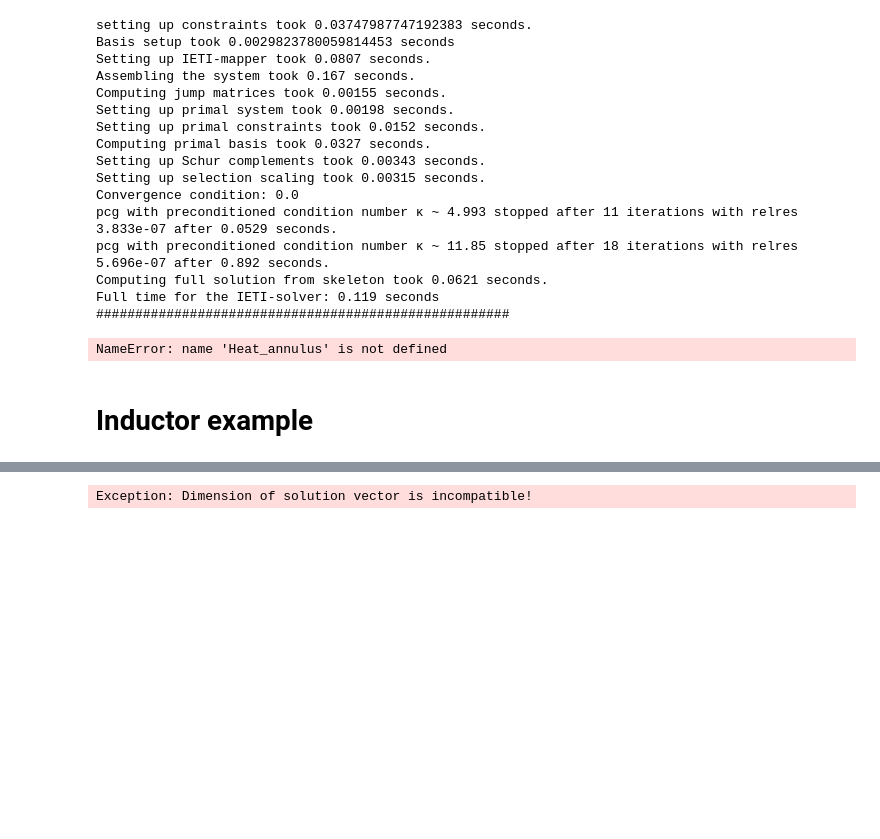
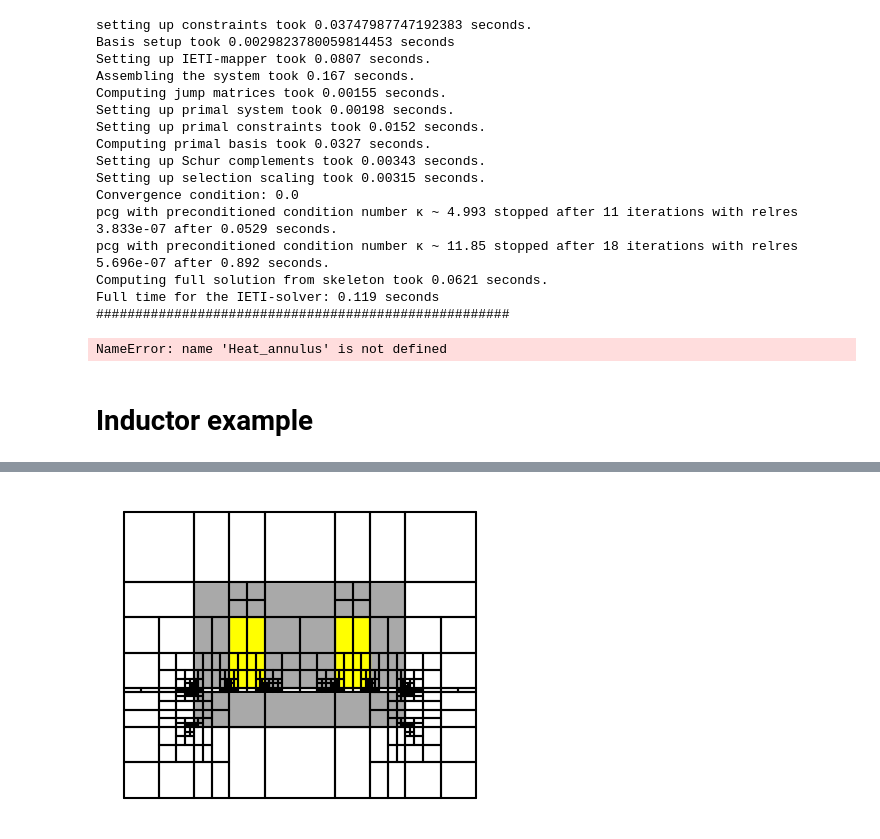
Before and after one commit to Stefan714/pyiga, a Jupyter notebook: notebooks/IETI.ipynb, the cells around one changed output, grey strips where cells are left out. Drawn from its saved outputs; the diff is of its cells as text; code cells hidden in the pictures; blank space fills up the shorter version.

```diff
--- a/notebooks/IETI.ipynb
+++ b/notebooks/IETI.ipynb
@@ -597,0 +669,6 @@ def EdgePreconditionerOP(IMap, A, B, C):
+# %%
+A, RHS = IMap.assemble(a=a,f=f)
+N = [A.shape[0] for A in A]
+B, eliminated_constraints = IMap.ConstraintMatrices(redundant=False)
+
+SD = ScaledDirichletPreconditioner(A, B, IMap)
@@ -999,7 +1101,7 @@ for i,deg in enumerate(degs):
     print("deg = "+str(deg))
     for k in range(maxiter):
         print(k)
-        n_p = MP.numpatches
+        n_p = MP.nPatches
         if plot:
             M.draw(figsize=(5,5),color={1:'orange',0:'white'}, knots=1, bwidth=0.01, nodes=0)
             plt.axis('off');
@@ -1158,75 +1260,52 @@ j = {'C1': lambda x,y: 66/(0.125), 'C2':lambda x,y: -66/(0.125), 'Fe':lambda x,y
 MaT = {'C1': lambda x,y: (0.,0.), 'C2': lambda x,y:(0.,0.), 'Fe':lambda x,y:(0.,0.), 'Air': lambda x,y:(0.,0.)}
 dir_data = {0:0}
 # %%
-def solveIETI(M, dir_data, f, nu):
-    IMap = IetiMapper(M, dir_data)
-    IMap.parametersort(nu)
-
-    A, RHS = IMap.assemble(a=nu,f=j)
-    N = [A.shape[0] for A in A]
-    B, eliminated_constraints = IMap.ConstraintMatrices(redundant=True)
-
-    SD = ScaledDirichletPreconditioner(A, B, IMap)
-
-    primal = PrimalSystem(IMap.nodes_as_primals())
-    A, B, RHS, C = primal.incorporate_PrimalConstraints(A, B, RHS, IMap)
-    loc_solver = primal.compute_PrimalBasis(A, B, RHS)
-
-    A.append(primal.A_prim), B.append(primal.B_prim), RHS.append(primal.RHS_prim)
-    loc_solver.append(solvers.make_solver(primal.A_prim, spd=True, symm=True)), N.append(primal.A_prim.shape[0])
-
-    I = IetiSystem(A, B, RHS, N, loc_solver)
-    F, b = I.SchurComplement(), I.RHSforSchurComplement()
-
-    SD.setupSelectionScaling()
-    lam, it, min_eig, max_eig, r = solvers.pcg(F, b, x0=None, maxiter=2000, P=SD.prec(), output=False, rtol=1e-6, atol=1e-12)
-
-    u = I.constructSolutionFromLagrangeMultipliers(lam)
-    u = IMap.completeDirichlet(u)
-    return np.concatenate(u), abs(max_eig/min_eig), it
-
-degs = (2,)
-maxpatches =200
-R = np.zeros((100,6*len(degs)))
+degs = (5,)
+maxpatches =1000
+n_info=5
+R = np.zeros((100,n_info*len(degs)))
 maxiter=0
 
 for i,deg in enumerate(degs):
-    N = deg + 1
-    M = Inductor(deg,N, airgap=0.05)
+    N = deg + 3
+    M = Inductor(deg,N, airgap=0.03)
     MP = assemble.Multipatch(M, automatch=True)
+    U = []
+    P = []
 
     print("======================================================")
     print("deg = "+str(deg))
     k=0
-    while MP.numpatches < maxpatches:
+    while MP.nPatches < maxpatches:
         #M.plotmesh(figsize=(5,5),color={'C1':'yellow', 'C2':'yellow', 'Fe':'darkgrey', 'Air':'white'}, knots=0, bwidth=0.01, patch_idx=0)
         #plt.axis('off');
         #plt.axis('scaled');
         #plt.savefig('/home/wolfman/Pictures/Inductor/p'+str(deg)+'/i'+str(i)+'.pdf',bbox_inches='tight');
         #plt.show()
 
-        print("Number of patches: {}".format(MP.numpatches))
-        R[k,6*i]=MP.numpatches
-        R[k,6*i+1]=MP.N_ofs[-1]
+        print("Number of patches: {}".format(MP.nPatches))
+        R[k,n_info*i]=MP.nPatches
+        R[k,n_info*i+1]=MP.N_ofs[-1]
 
         ### Solve
-        u,_,_  = solveIETI(M,dir_data,j,nu)
-        print(len(u),MP.N_ofs[-1])
+        u,R[k,n_info*i+2],R[k,n_info*i+3]  = solveIETI(M,dir_data,j,nu)
+        U.append(u)
 
         ### Compute "exact" solution on same mesh with 1 h refinement and 2 p refinements
-        MP_exact = assemble.Multipatch(copy.copy(M), automatch=True)
-        # P1 = MP_exact.h_refine(-1, return_P = True)
-        # P2 = MP_exact.p_refine( 2, return_P = True)
-        # u_exact, _ ,_ = solveIETI(MP_exact.mesh, dir_data,f,nu)
+        # MP_exact = assemble.Multipatch(copy.copy(M), automatch=True)
+        # P1 = MP_exact.h_refine(-1, return_P = True, decoupled=True)
+        # P2 = MP_exact.p_refine( 2, return_P = True, decoupled=True)
+        # u_exact, _ ,_ = solveIETI(MP_exact.mesh, dir_data,j,nu)
         # e = P2@P1@u-u_exact
         # A = sum([MP_exact.assemble_volume(" nu * inner(grad(u), grad(v)) * dx", arity=2, nu=nu[key], decoupled=True) for key in MP_exact.mesh.domains])
+        # print(np.sqrt(e.T@A@e))
         # R[k, 6*i+4]=np.sqrt(e.T@A@e)
 
         t=time.time()
         err_ind=adaptive.mp_resPois(MP,u,a=nu, f=j, M=MaT)
         eta = np.linalg.norm(err_ind)
 
-        R[k,6*i+5]=eta
+        R[k,n_info*i+4]=eta
         #R[k,6*i+5]=u_err
 
         print("Error Estimator: {:.3}".format(eta))
@@ -1236,10 +1315,10 @@ for i,deg in enumerate(degs):
         print("Estimating and marking took {:.3} seconds.".format(time.time()-t))
 
         t=time.time()
-        M.h_refine(patches=marked_patches,ref="rs");
+        P.append(MP.h_refine(h_ref=marked_patches,ref="rs", return_P = True, decoupled=True))
         print("Split {} patches due to error indicator".format(len(marked_patches)))
-        consistency_split(M,nu);
-        admissibility_split(M);
+        P[-1] = consistency_split(MP,nu,return_P =True)@P[-1];
+        P[-1] = admissibility_split(MP, return_P = True)@P[-1];
         print("Patch-splitting took {:.3} seconds".format(time.time()-t))
         MP = assemble.Multipatch(M, automatch=True)
 
@@ -1261 +1352 @@ Convergence condition: 21.3
-Exception: Dimension of solution vector is incompatible!
+[figure, added]
```
Also changed, not shown: parts of 31 cells of this notebook, 3 other files.
